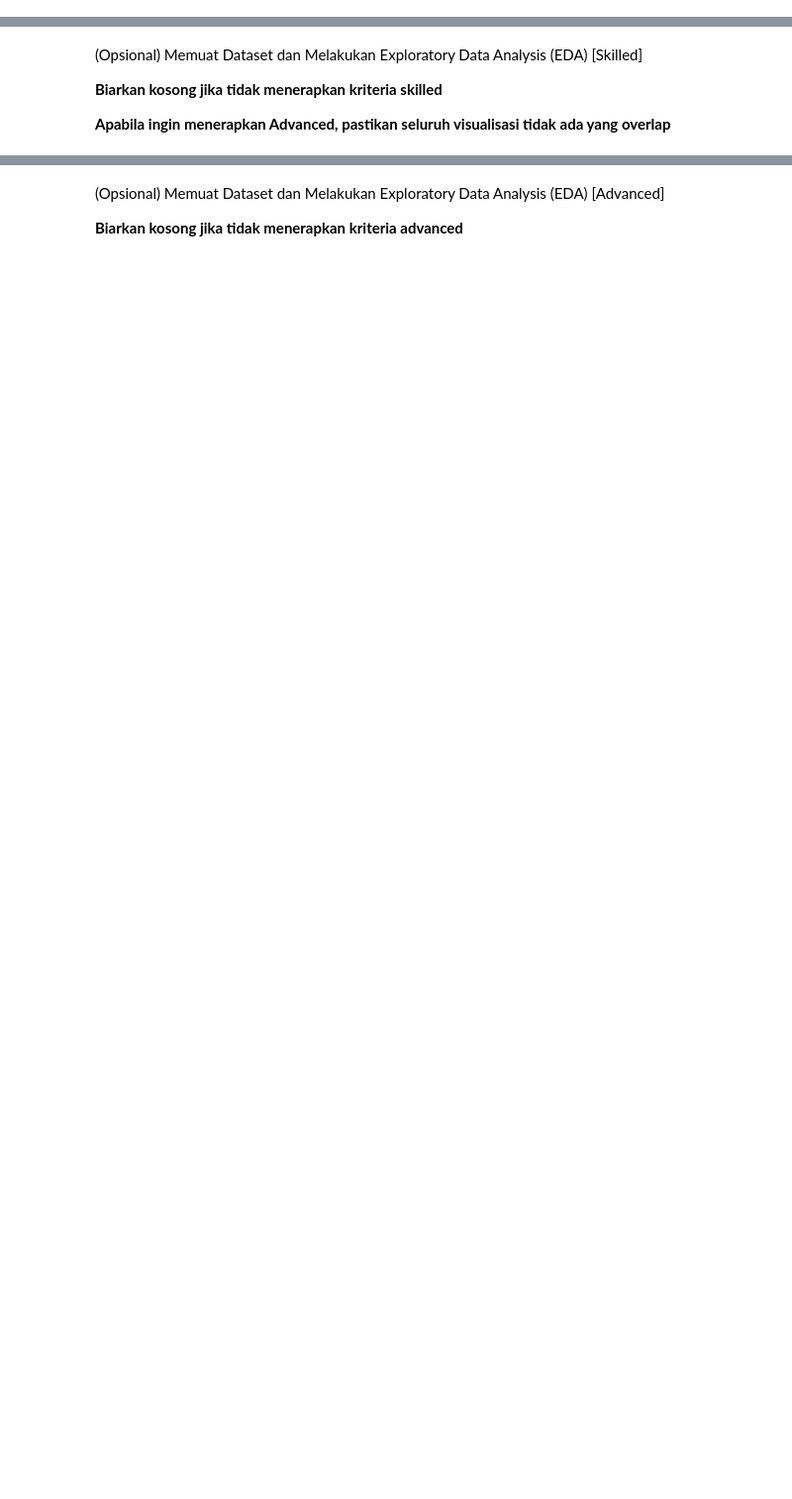
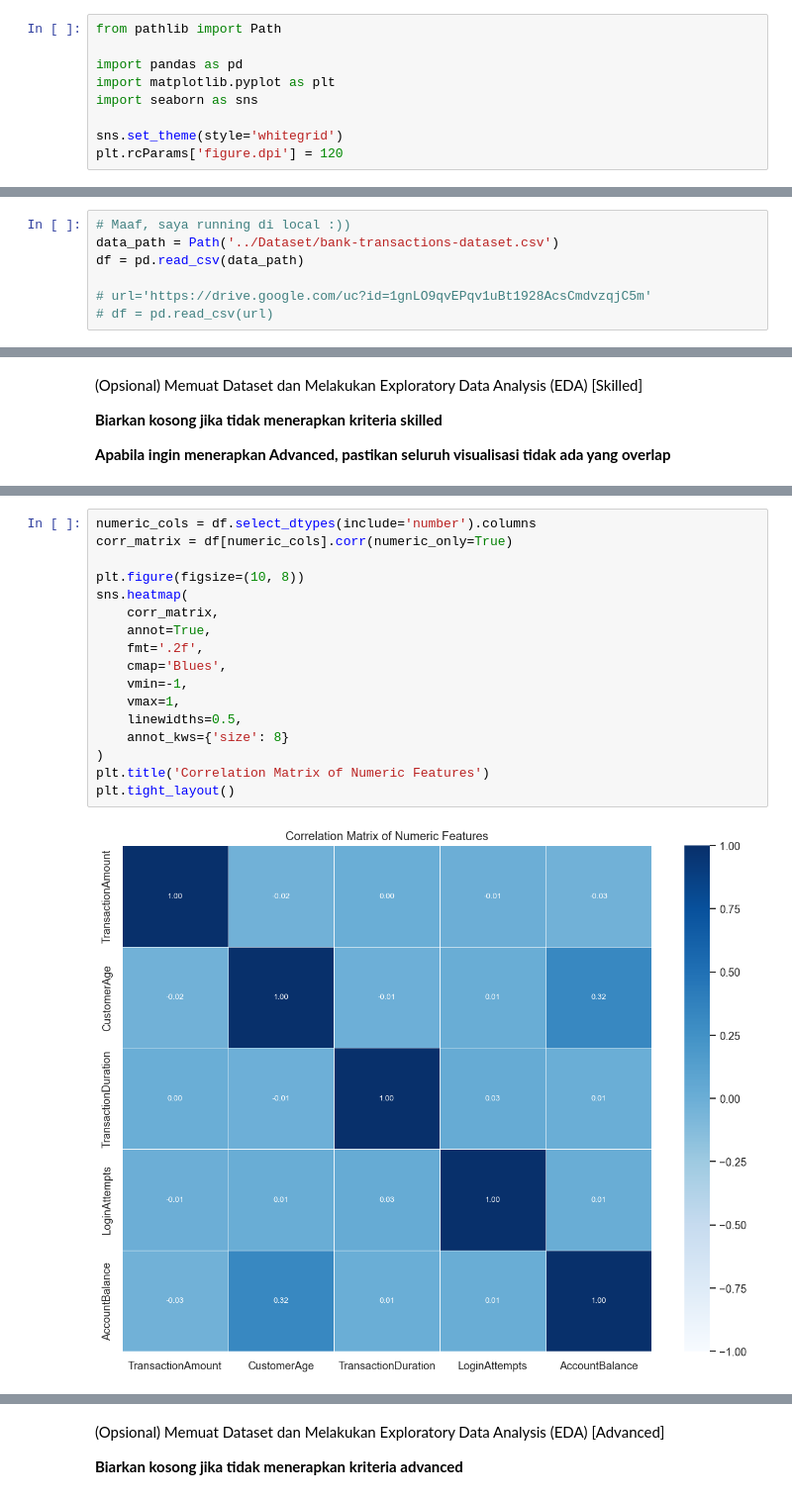
Before and after one commit to triagungj/dicoding-ml-beginner-submission, a Jupyter notebook: Codes/Clustering Submission BMLP Tri Agung Jiwandono.ipynb, the cells around one changed output, grey strips where cells are left out. Shown at 99% size. Drawn from its saved outputs; the diff is of its cells as text; blank space fills up the shorter version.

```diff
--- a/Codes/Clustering Submission BMLP Tri Agung Jiwandono.ipynb
+++ b/Codes/Clustering Submission BMLP Tri Agung Jiwandono.ipynb
@@ -43,3 +41,12 @@ Pada tahap ini, Anda perlu mengimpor beberapa pustaka (library) Python yang dibu
+# %%
+from pathlib import Path
+
+import pandas as pd
+import matplotlib.pyplot as plt
+import seaborn as sns
+
+sns.set_theme(style='whitegrid')
+plt.rcParams['figure.dpi'] = 120
 # %% [markdown]
 # **2. Memuat Dataset**
 Pada tahap ini, Anda perlu memuat dataset ke dalam notebook lalu mengecek informasi dataset sebelum nantinya dilakukan pembersihan. Hal-hal yang perlu dilakukan pada tahapan ini yaitu:
@@ -74,0 +74,7 @@ Kriteria 1 akan diterima ketika Anda menggunakan fungsi yang diminta tanpa menam
+# %%
+# Maaf, saya running di local :))
+data_path = Path('../Dataset/bank-transactions-dataset.csv')
+df = pd.read_csv(data_path)
+
+# url='https://drive.google.com/uc?id=1gnLO9qvEPqv1uBt1928AcsCmdvzqjC5m'
+# df = pd.read_csv(url)
@@ -84,0 +131,19 @@ Kriteria 1 akan diterima ketika Anda menggunakan fungsi yang diminta tanpa menam
+# %%
+numeric_cols = df.select_dtypes(include='number').columns
+corr_matrix = df[numeric_cols].corr(numeric_only=True)
+
+plt.figure(figsize=(10, 8))
+sns.heatmap(
+    corr_matrix,
+    annot=True,
+    fmt='.2f',
+    cmap='Blues',
+    vmin=-1,
+    vmax=1,
+    linewidths=0.5,
+    annot_kws={'size': 8}
+)
+plt.title('Correlation Matrix of Numeric Features')
+plt.tight_layout()
+# %% [output]
+[figure, added]
```
Also changed, not shown: parts of 13 cells of this notebook, 1 other file.
